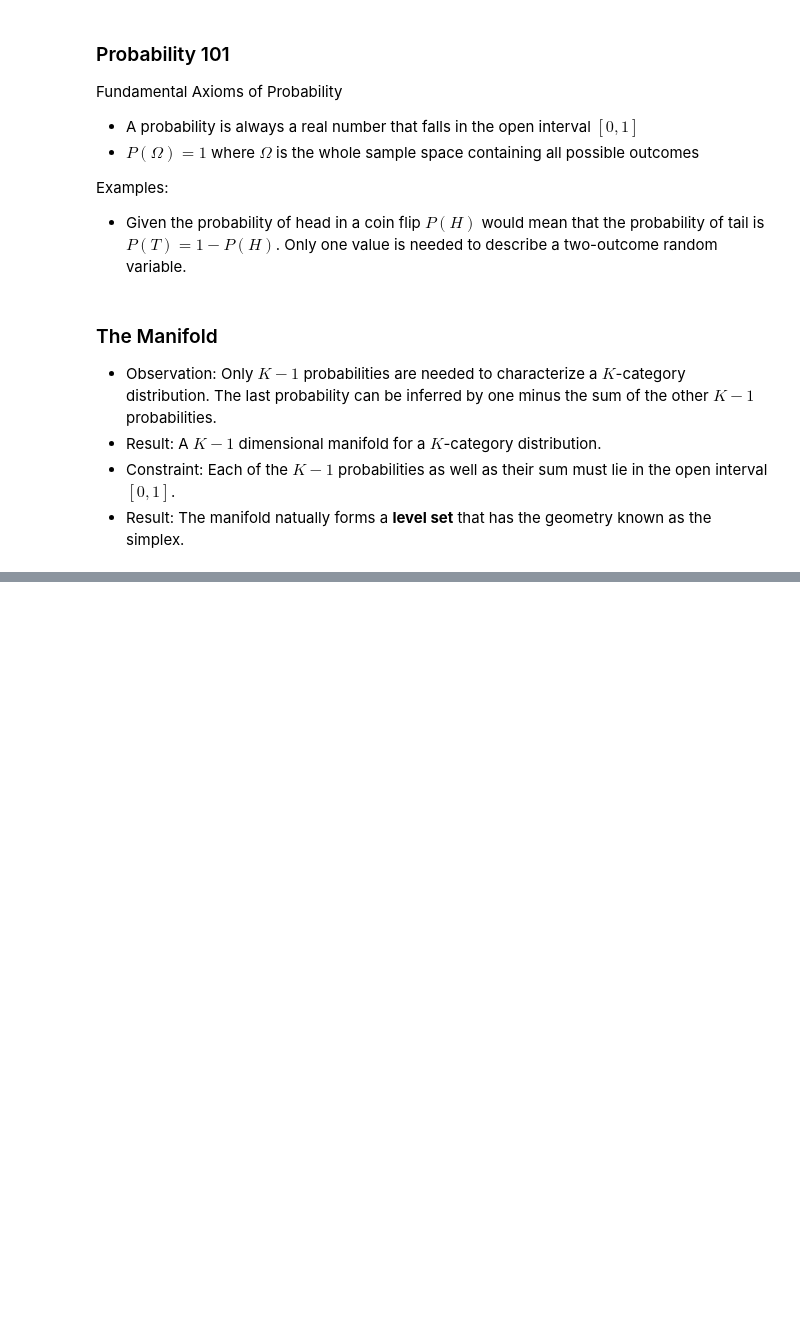
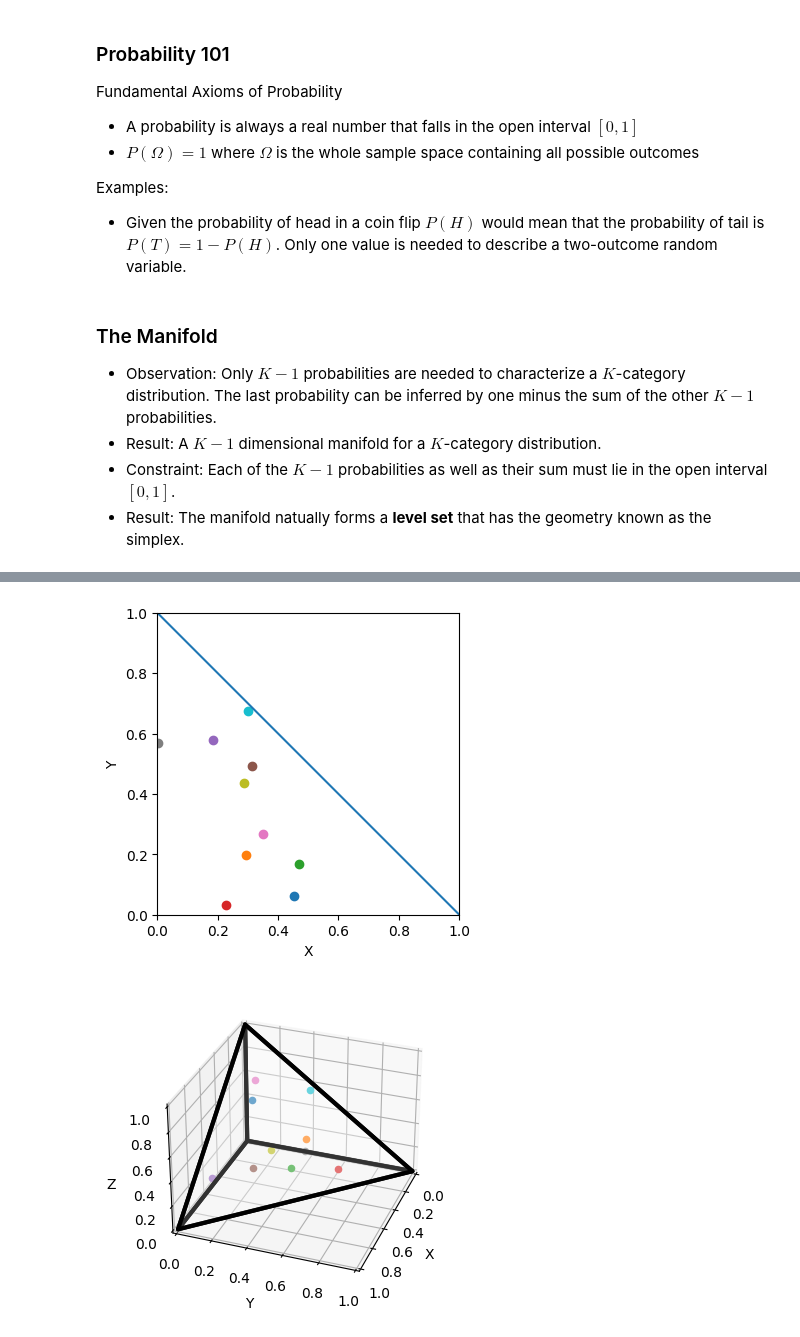
Before and after one commit to geometric-intelligence/ece594n, a Jupyter notebook: hw1-geomviz/CategoricalDistributionsManifold.ipynb, the cells around one changed output, grey strips where cells are left out. Saved outputs shown, nothing was run; the diff lists cells and outputs as text; code cells hidden in the pictures; blank space fills up the shorter version.

```diff
--- a/hw1-geomviz/CategoricalDistributionsManifold.ipynb
+++ b/hw1-geomviz/CategoricalDistributionsManifold.ipynb
@@ -46,2 +45,9 @@ M.clear_points()
+# %%
+# Plot the 2D and 3D manifold with random points
+M2.scatter(n_samples=10)
+M3.scatter(n_samples=10)
+# %% [output]
+[figure, added]
+[figure, added]
 # %%
 # Plot the manifold with geodesic with initial and end point
```
Also changed, not shown: parts of 7 cells of this notebook, 1 other file.
